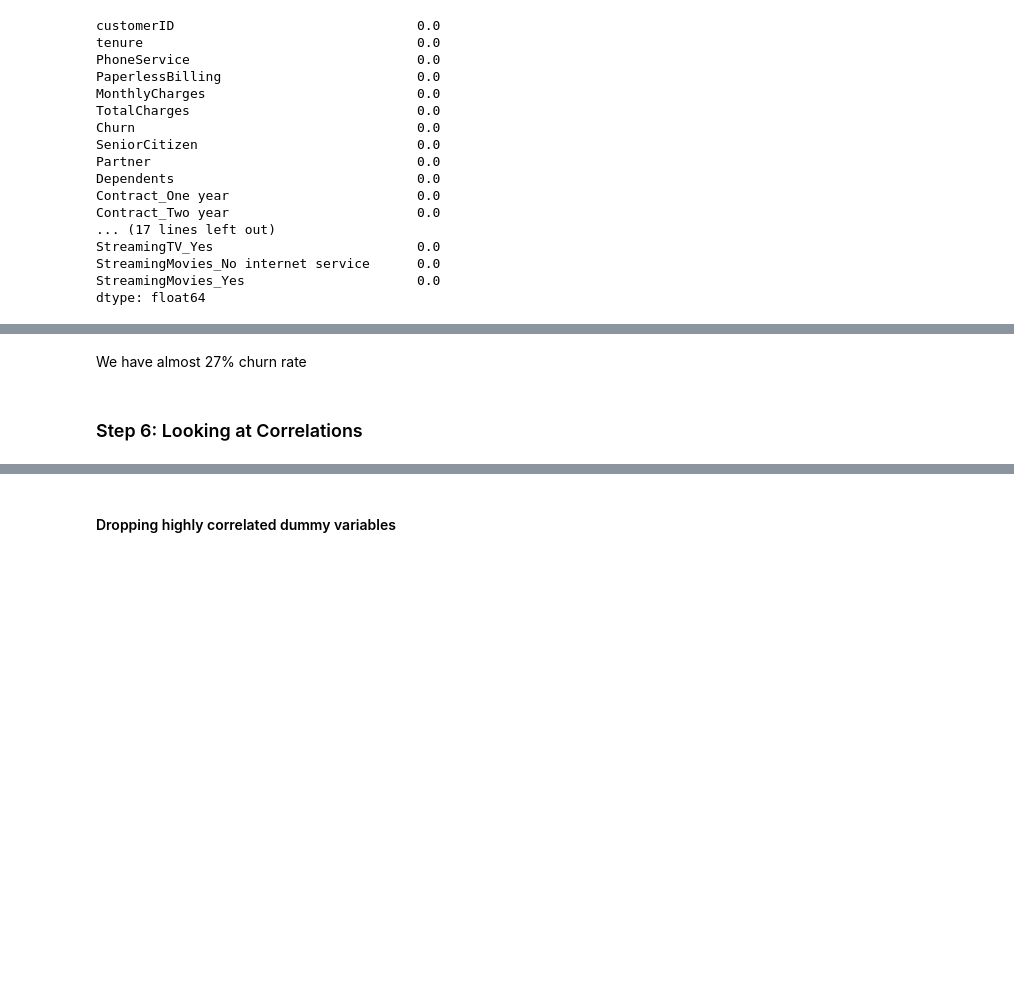
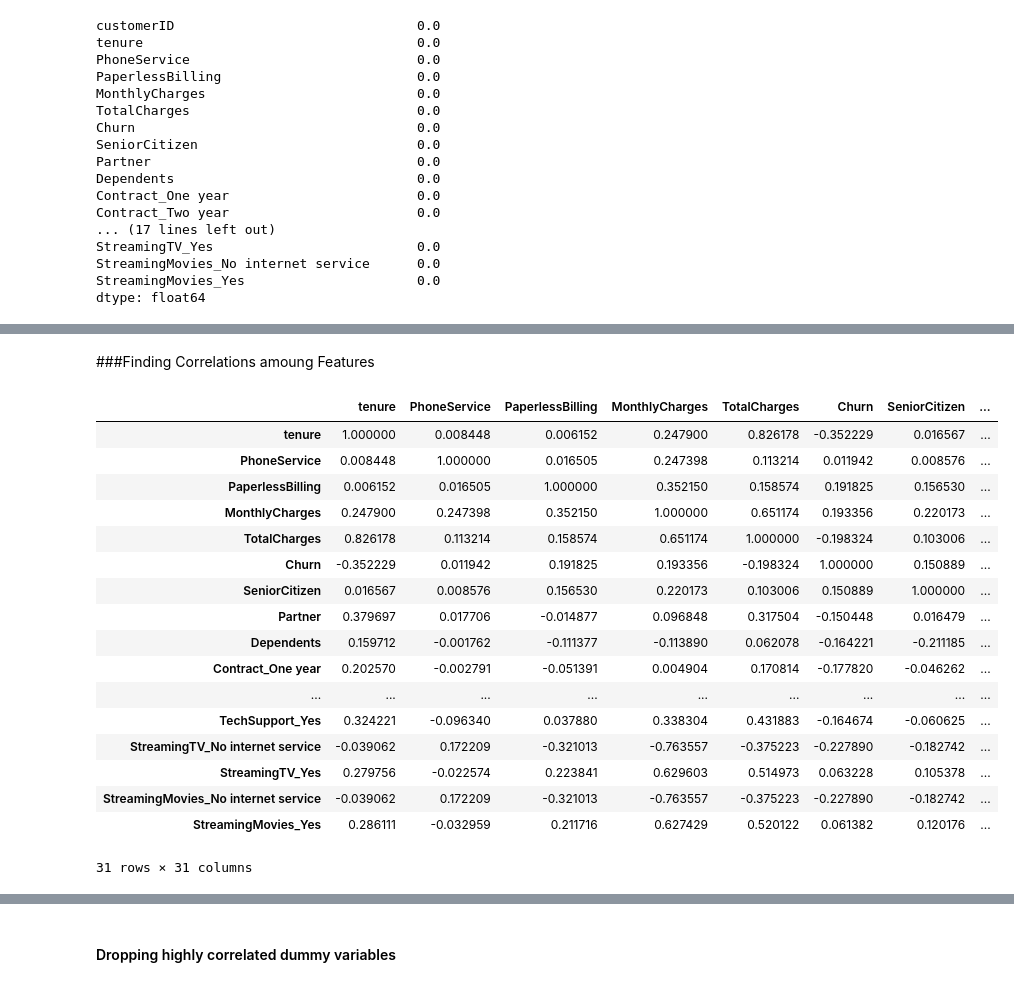
Before and after one commit to kjeyaram-orcl/DataScience, a Jupyter notebook: Telecom_Churn_CaseStudy.ipynb, the cells around one changed output, grey strips where cells are left out. Drawn from its saved outputs; the diff is of its cells as text; code cells hidden in the pictures; blank space fills up the shorter version.

```diff
--- a/Telecom_Churn_CaseStudy.ipynb
+++ b/Telecom_Churn_CaseStudy.ipynb
@@ -684,9 +738,25 @@ churn
-# %% [markdown]
-We have almost 27% churn rate
-# %% [markdown]
-### Step 6: Looking at Correlations
+# %% [markdown]
+###Finding Correlations amoung Features
 # %%
 # Let's see the correlation matrix
-plt.figure(figsize = (30,15))        # Size of the figure
-sns.heatmap(telecom.corr(),annot = True)
-plt.show()
+cor= telecom.corr(numeric_only=True)
+cor
+# %% [output]
+|  | tenure | PhoneService | PaperlessBilling | MonthlyCharges | TotalCharges | Churn | SeniorCitizen | ... |
+| tenure | 1.000000 | 0.008448 | 0.006152 | 0.247900 | 0.826178 | -0.352229 | 0.016567 | ... |
+| PhoneService | 0.008448 | 1.000000 | 0.016505 | 0.247398 | 0.113214 | 0.011942 | 0.008576 | ... |
+| PaperlessBilling | 0.006152 | 0.016505 | 1.000000 | 0.352150 | 0.158574 | 0.191825 | 0.156530 | ... |
+| MonthlyCharges | 0.247900 | 0.247398 | 0.352150 | 1.000000 | 0.651174 | 0.193356 | 0.220173 | ... |
+| TotalCharges | 0.826178 | 0.113214 | 0.158574 | 0.651174 | 1.000000 | -0.198324 | 0.103006 | ... |
+| Churn | -0.352229 | 0.011942 | 0.191825 | 0.193356 | -0.198324 | 1.000000 | 0.150889 | ... |
+| SeniorCitizen | 0.016567 | 0.008576 | 0.156530 | 0.220173 | 0.103006 | 0.150889 | 1.000000 | ... |
+| Partner | 0.379697 | 0.017706 | -0.014877 | 0.096848 | 0.317504 | -0.150448 | 0.016479 | ... |
+| Dependents | 0.159712 | -0.001762 | -0.111377 | -0.113890 | 0.062078 | -0.164221 | -0.211185 | ... |
+| Contract_One year | 0.202570 | -0.002791 | -0.051391 | 0.004904 | 0.170814 | -0.177820 | -0.046262 | ... |
+| ... | ... | ... | ... | ... | ... | ... | ... | ... |
+| TechSupport_Yes | 0.324221 | -0.096340 | 0.037880 | 0.338304 | 0.431883 | -0.164674 | -0.060625 | ... |
+| StreamingTV_No internet service | -0.039062 | 0.172209 | -0.321013 | -0.763557 | -0.375223 | -0.227890 | -0.182742 | ... |
+| StreamingTV_Yes | 0.279756 | -0.022574 | 0.223841 | 0.629603 | 0.514973 | 0.063228 | 0.105378 | ... |
+| StreamingMovies_No internet service | -0.039062 | 0.172209 | -0.321013 | -0.763557 | -0.375223 | -0.227890 | -0.182742 | ... |
+| StreamingMovies_Yes | 0.286111 | -0.032959 | 0.211716 | 0.627429 | 0.520122 | 0.061382 | 0.120176 | ... |
+31 rows × 31 columns
```
Also changed, not shown: parts of 18 cells of this notebook.
